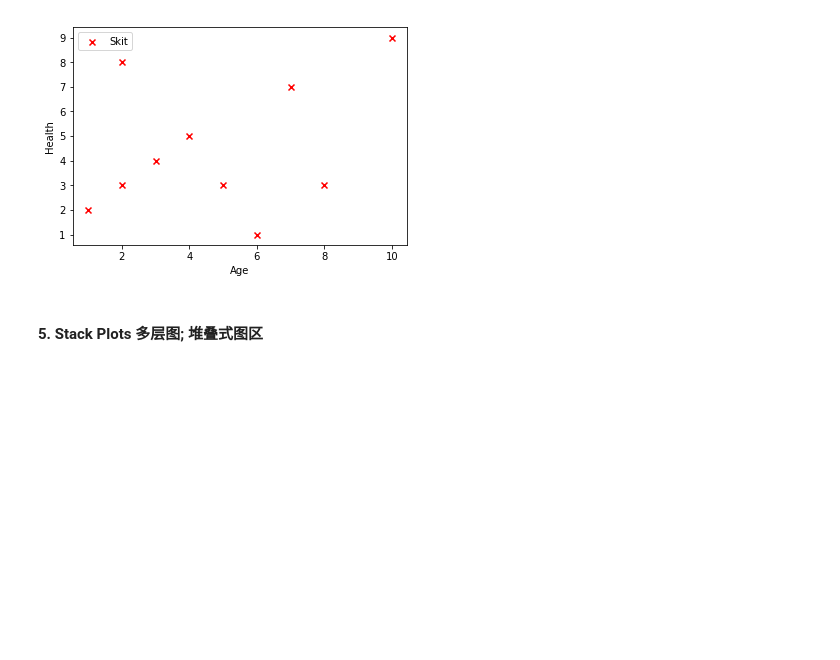
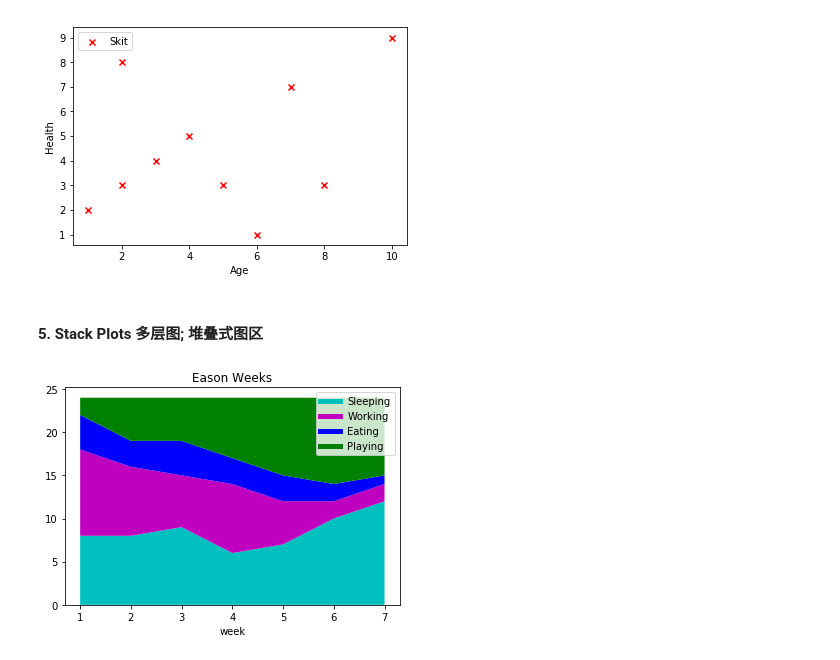
Before and after one commit to AaronFlower/Jupyter, a Jupyter notebook: matplotTutorial/Matplotlib Tutorial.ipynb, the cells around one changed output. Saved outputs shown, nothing was run; the diff lists cells and outputs as text; code cells hidden in the pictures; blank space fills up the shorter version.

Commit message:
Add pie and stack chart

```diff
--- a/matplotTutorial/Matplotlib Tutorial.ipynb
+++ b/matplotTutorial/Matplotlib Tutorial.ipynb
@@ -119,0 +111,25 @@ labels with trick
+# %%
+import matplotlib.pyplot as plt
+
+plt.title('Eason Weeks')
+plt.xlabel('week')
+
+days = [1,2,3,4,5,6,7]
+sleeping = [8, 8, 9, 6, 7, 10, 12]
+working =  [10,8, 6, 8, 5, 2, 2]
+eating =   [4, 3, 4, 3, 3, 2, 1]
+playing =  [2, 5, 5, 7, 9, 10, 9]
+
+# 但是我们无法在 stackplot 方法中直接指定 label 来进行标注。
+clrs = ['c', 'm', 'b', 'g']
+plt.stackplot(days, sleeping, working, eating, playing, colors=clrs)
+# 标注的话，可以使用下面的 trick
+plt.plot([],[],c='c', label="Sleeping", linewidth=5)
+plt.plot([],[],c='m', label="Working", linewidth=5)
+plt.plot([],[],c='b', label="Eating", linewidth=5)
+plt.plot([],[],c='g', label="Playing", linewidth=5)
+plt.legend(markerscale=0.2)
+
+plt.show()
+# %% [output]
+[figure, added]
```
Also changed, not shown: parts of 3 cells of this notebook.
